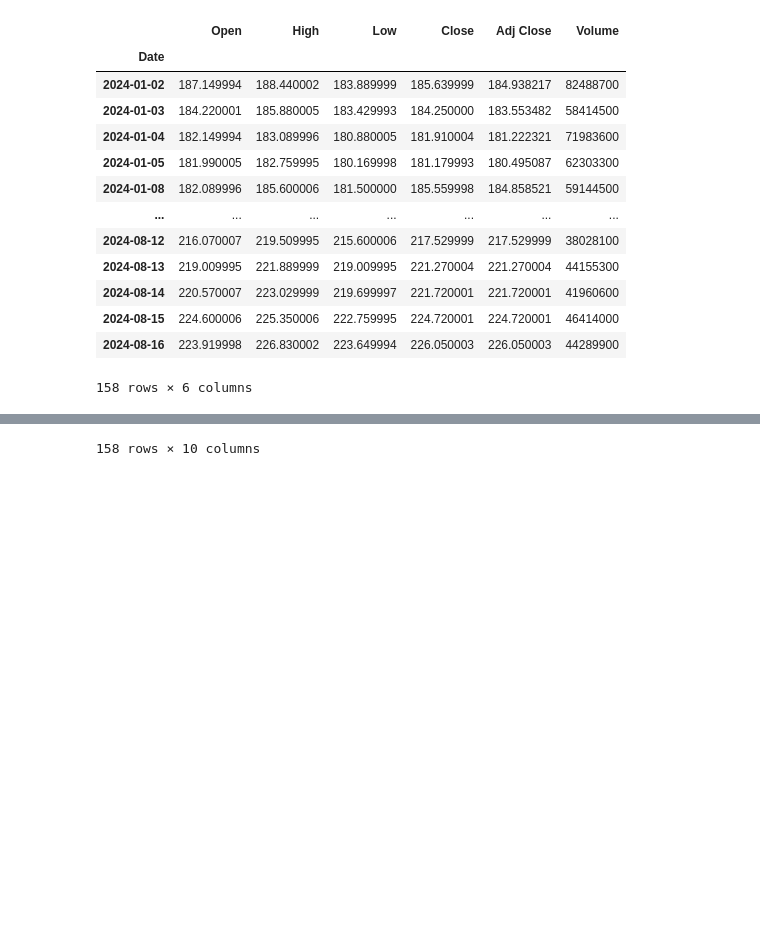
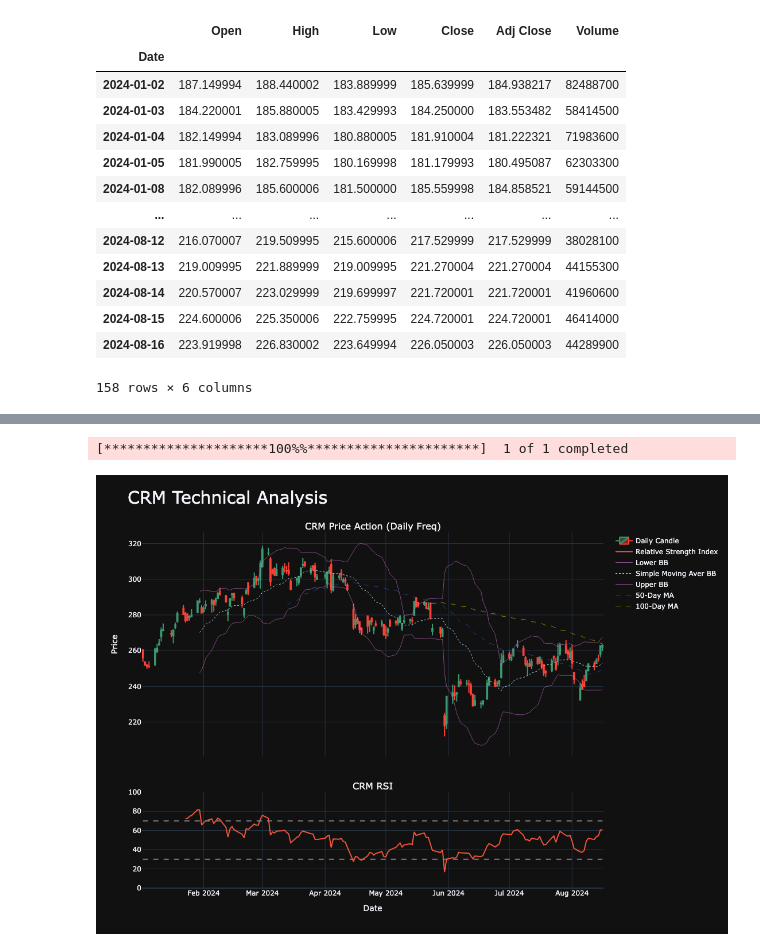
Before and after one commit to dvdhartsman/stock_data_project, a Jupyter notebook: data_collection.ipynb, the cells around one changed output, grey strips where cells are left out. Drawn from its saved outputs; the diff is of its cells as text; code cells hidden in the pictures; blank space fills up the shorter version.

```diff
--- a/data_collection.ipynb
+++ b/data_collection.ipynb
@@ -39,23 +41,3 @@ data
 | 2024-08-15 | 224.600006 | 225.350006 | 222.759995 | 224.720001 | 224.720001 | 46414000 |
 | 2024-08-16 | 223.919998 | 226.830002 | 223.649994 | 226.050003 | 226.050003 | 44289900 |
 158 rows × 6 columns
-# %%
-# Add Candlestick plot only to the first subplot (row 1, col 1)
-fig.add_trace(go.Candlestick(x=data.index, open=data["Open"], close=data["Close"],
-                             high=data["High"], low=data["Low"], name="Daily Candle"),
-              row=1, col=1)
-
-# Add RSI line plot only to the second subplot (row 2, col 1)
-fig.add_trace(go.Scatter(x=data.index, y=data["rsi"], name="Relative Strength Index"),
-              row=2, col=1)
-
-# Update the layout to your preferences
-fig.update_layout(
-    title=f"{ticker} Technical Analysis",
-    yaxis_title="Price",
-    xaxis_title="Date",
-    height=800,
-    template="seaborn"
-)
-
-fig.show()
@@ -120,3 +117,10 @@ fig.show()
 # %%
-data
+# COST, AAPL, CRM
+
+# Sold on 08/19/2024:
+# AAPL - 225.65
+# COST - 871.96
+# CRM - 264.73
+
+plot_stock_ta("CRM")
 # %% [output]
@@ -136 +127,2 @@ data
-158 rows × 10 columns
+[*********************100%%**********************]  1 of 1 completed
+[figure, added]
```
Also changed, not shown: parts of 4 cells of this notebook, 1 other file.
